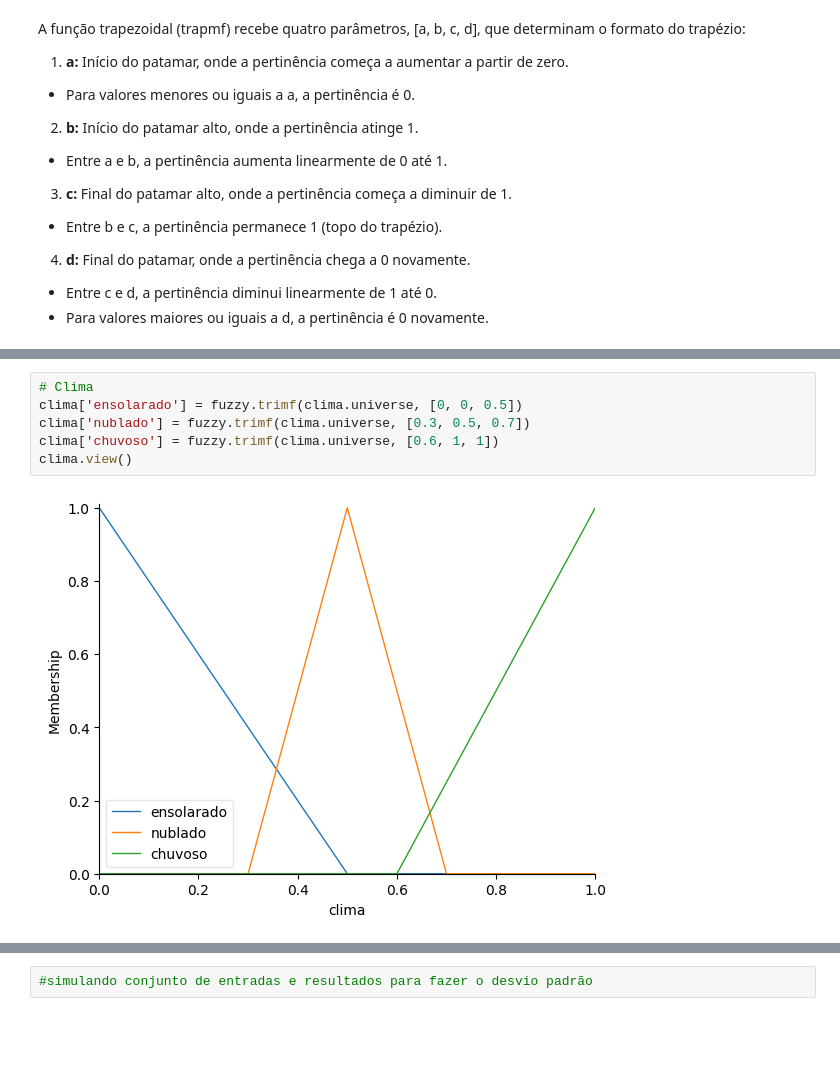
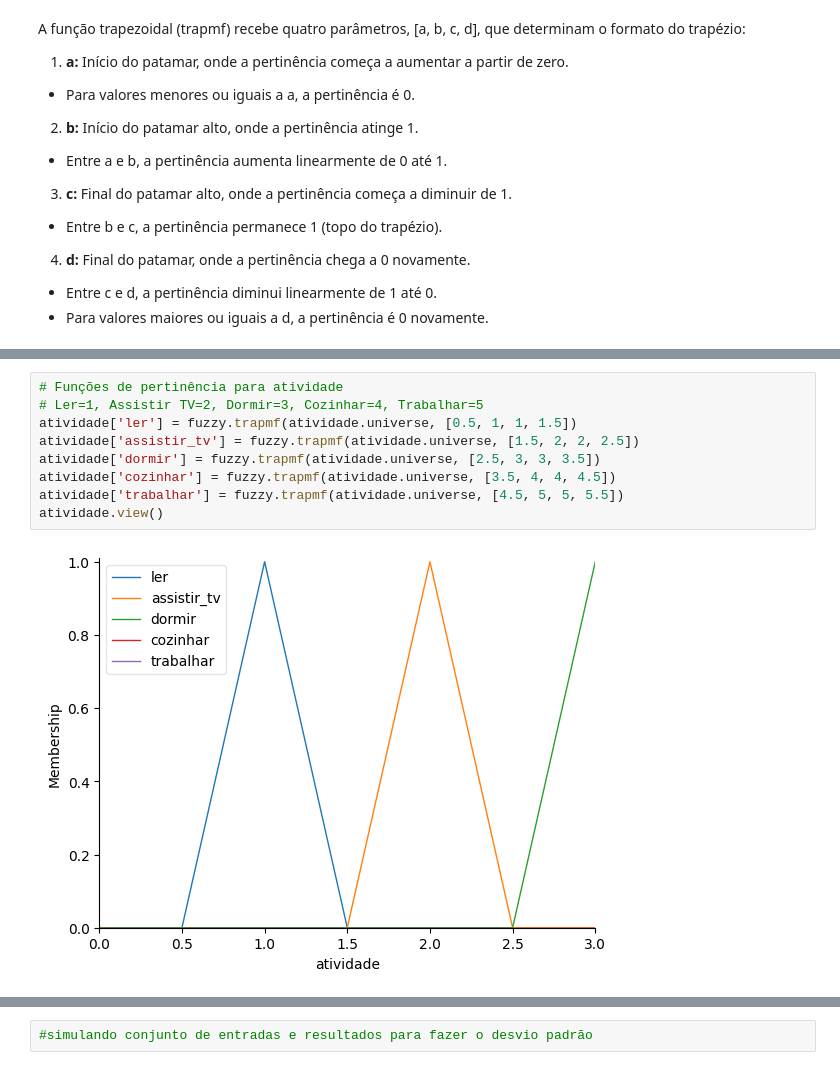
Before and after one commit to patriciacarvalhom/fuzzy, a Jupyter notebook: Notebook/fuzzy_skfuzzy.ipynb, the cells around one changed output, grey strips where cells are left out. Drawn from its saved outputs; the diff is of its cells as text; blank space fills up the shorter version.

```diff
--- a/Notebook/fuzzy_skfuzzy.ipynb
+++ b/Notebook/fuzzy_skfuzzy.ipynb
@@ -69,9 +56,12 @@ horario.view()
-# %%
-# Clima
-clima['ensolarado'] = fuzzy.trimf(clima.universe, [0, 0, 0.5])
-clima['nublado'] = fuzzy.trimf(clima.universe, [0.3, 0.5, 0.7])
-clima['chuvoso'] = fuzzy.trimf(clima.universe, [0.6, 1, 1])
-clima.view()
-# %% [output]
-[figure, removed]
+# %%
+# Funções de pertinência para atividade
+# Ler=1, Assistir TV=2, Dormir=3, Cozinhar=4, Trabalhar=5
+atividade['ler'] = fuzzy.trapmf(atividade.universe, [0.5, 1, 1, 1.5])
+atividade['assistir_tv'] = fuzzy.trapmf(atividade.universe, [1.5, 2, 2, 2.5])
+atividade['dormir'] = fuzzy.trapmf(atividade.universe, [2.5, 3, 3, 3.5])
+atividade['cozinhar'] = fuzzy.trapmf(atividade.universe, [3.5, 4, 4, 4.5])
+atividade['trabalhar'] = fuzzy.trapmf(atividade.universe, [4.5, 5, 5, 5.5])
+atividade.view()
+# %% [output]
+[figure, added]
 # %%
```
Also changed, not shown: parts of 17 cells of this notebook.
